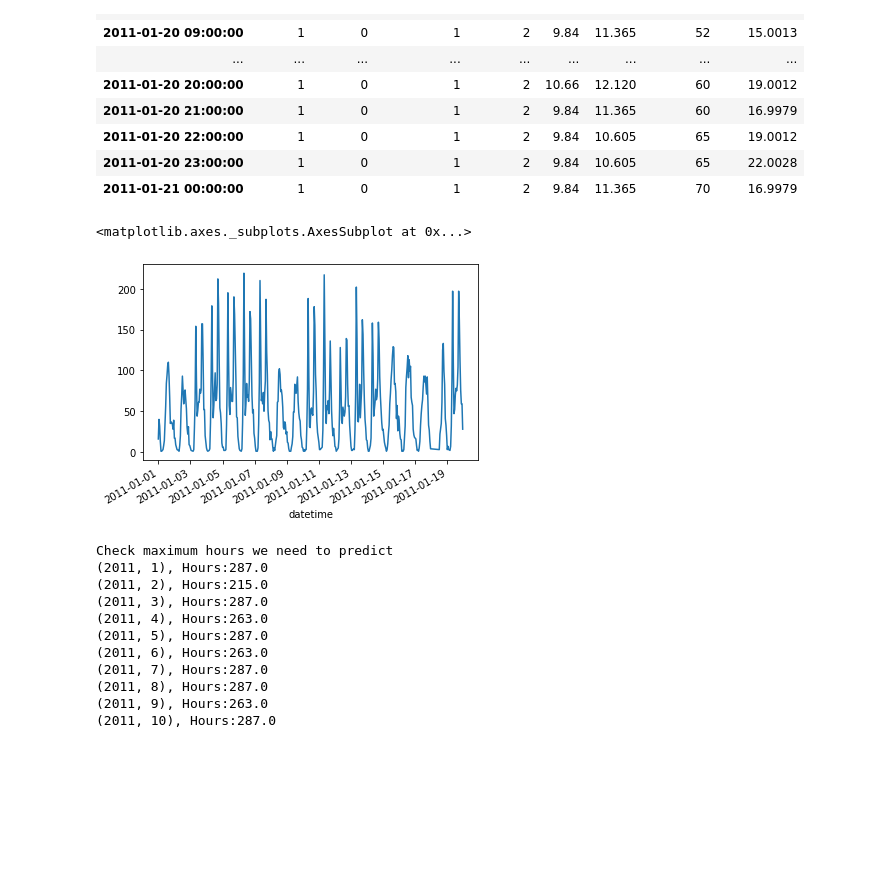
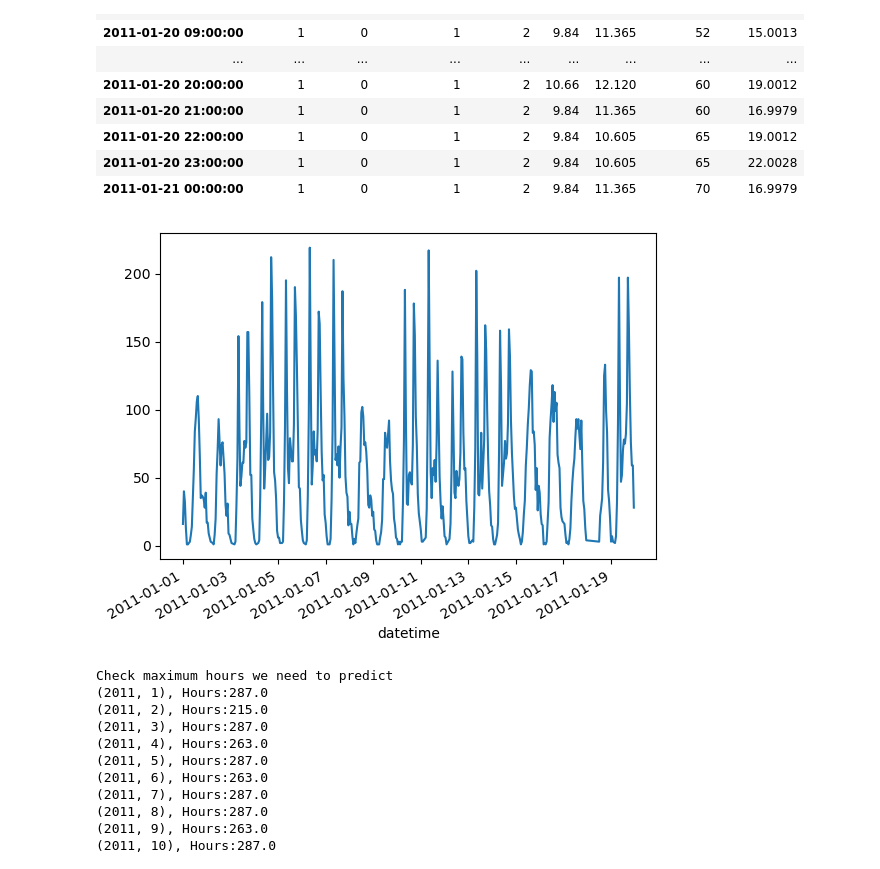
Before and after one commit to ChandraLingam/AmazonSageMakerCourse, a Jupyter notebook: DeepAR/BikeRental/deepar_biketrain_data_preparation.ipynb, the cells around one changed output. Drawn from its saved outputs; the diff is of its cells as text; code cells hidden in the pictures; blank space fills up the shorter version.

```diff
--- a/DeepAR/BikeRental/deepar_biketrain_data_preparation.ipynb
+++ b/DeepAR/BikeRental/deepar_biketrain_data_preparation.ipynb
@@ -34,8 +34,8 @@ target_values = ['count','registered','casual']
 with_categories = False
 
 # Set datetime column as index to work with data based on Date/Time
-df = pd.read_csv('train.csv', parse_dates=['datetime'],index_col=0)
-df_test = pd.read_csv('test.csv', parse_dates=['datetime'],index_col=0)
+df = pd.read_csv('train.csv', parse_dates=['datetime'],index_col='datetime')
+df_test = pd.read_csv('test.csv', parse_dates=['datetime'],index_col='datetime')
 # %%
 # Minimum time and Maximum Time in Training CSV file
 df.index.min(),df.index.max()
@@ -68,10 +68,9 @@ df_test.head(25)
 | 2011-01-20 23:00:00 | 1 | 0 | 1 | 2 | 9.84 | 10.605 | 65 | 22.0028 |
 | 2011-01-21 00:00:00 | 1 | 0 | 1 | 2 | 9.84 | 11.365 | 70 | 16.9979 |
 # %%
-df['2011-01']['count'].plot()
+_=df.loc['2011-01','count'].plot()
 # %% [output]
-<matplotlib.axes._subplots.AxesSubplot at 0x...>
-[figure, old version]
+[figure, new version]
 # %%
 # We need to let DeepAR know how far in the future predictions can be made using prediction_length hyperparameter
 # Let's look at how many hours we need to predict in a month using test.csv data file
```
Also changed, not shown: parts of 22 cells of this notebook, 4 other files.
